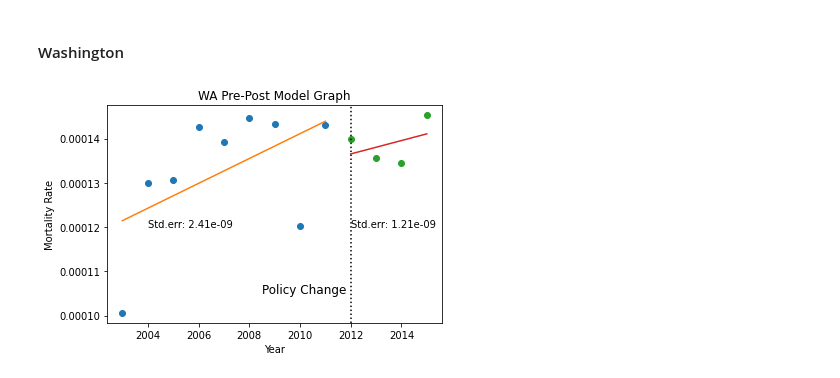
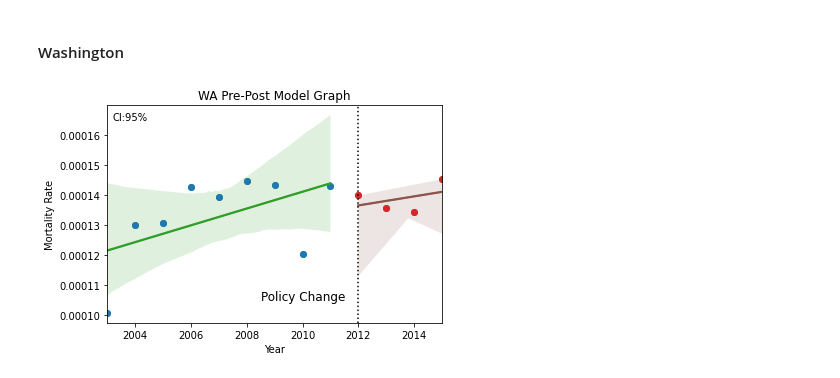
Before and after one commit to yangxiaohan57/impact-of-opioids-policy, a Jupyter notebook: 30_results/pre_post_mortality_rate_plots.ipynb, the cells around one changed output. Saved outputs shown, nothing was run; the diff lists cells and outputs as text; code cells hidden in the pictures.

```diff
--- a/30_results/pre_post_mortality_rate_plots.ipynb
+++ b/30_results/pre_post_mortality_rate_plots.ipynb
@@ -291,22 +235,30 @@ y_post_wa = np.array(
 )
 # %%
 # plot the figure
+import warnings
+
+warnings.filterwarnings("ignore")
 
 fig, ax = plt.subplots()
+
 ax.plot(x_pre_wa, y_pre_wa, "o")
 m, b = np.polyfit(x_pre_wa, y_pre_wa, 1)
 plt.plot(x_pre_wa, m * x_pre_wa + b)
+ax = sns.regplot(x_pre_wa, y_pre_wa, ci=95)
+
 ax.plot(x_post_wa, y_post_wa, "o")
 m, b = np.polyfit(x_post_wa, y_post_wa, 1)
 plt.plot(x_post_wa, m * x_post_wa + b)
+ax = sns.regplot(x_post_wa, y_post_wa, ci=95)
+
 plt.xlabel("Year")
 plt.ylabel("Mortality Rate")
 plt.title("WA Pre-Post Model Graph")
 plt.axvline(x=2012, color="black", ls=":")
 plt.text(2008.5, 0.000105, "Policy Change", fontsize=12)
-plt.text(2004, 0.00012, "Std.err: 2.41e-09", fontsize=10)
-plt.text(2012, 0.00012, "Std.err: 1.21e-09", fontsize=10)
+plt.text(2003.2, 0.000165, "CI:95%", fontsize=10)
+
 plt.show()
 # %% [output]
-[figure, old version]
+[figure, new version]
 # %%
```
Also changed, not shown: parts of 9 cells of this notebook, 3 other files.
